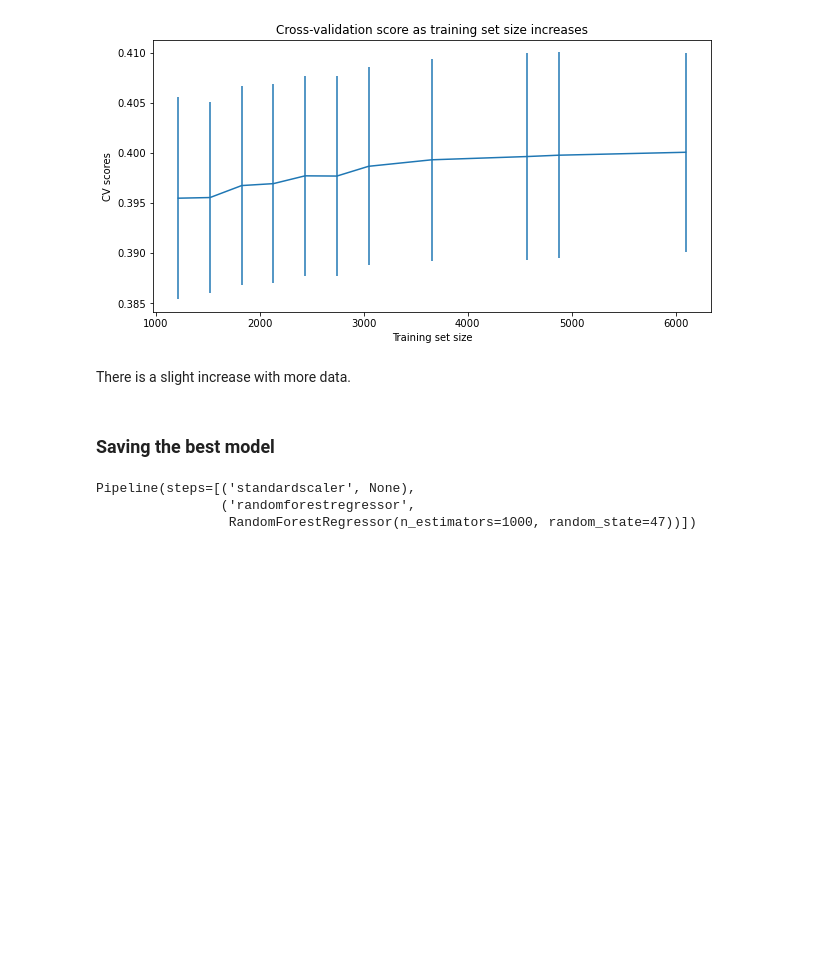
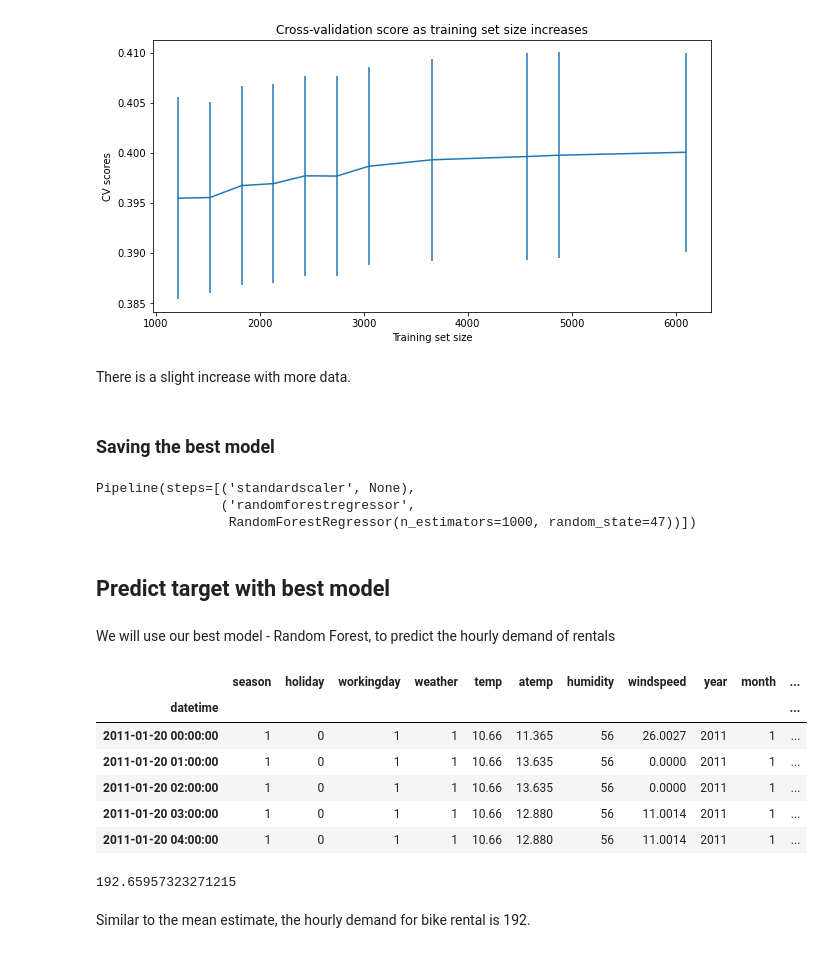
Before and after one commit to theRusa/Capstone-Project-II, a Jupyter notebook: Bike Rental Prediction - Data Wrangling, EDA, Modeling.ipynb, the cells around one changed output. Saved outputs shown, nothing was run; the diff lists cells and outputs as text; code cells hidden in the pictures; blank space fills up the shorter version.

```diff
--- a/Bike Rental Prediction - Data Wrangling, EDA, Modeling.ipynb
+++ b/Bike Rental Prediction - Data Wrangling, EDA, Modeling.ipynb
@@ -530,3 +530,17 @@ Pkl_Filename = "Pickle_RF_Model.pkl"
 
 with open(Pkl_Filename, 'wb') as file:
     pickle.dump(best_model, file)
+# %% [markdown]
+## Predict target with best model
+# %% [markdown]
+We will use our best model - Random Forest, to predict the hourly demand of rentals
+# %%
+data_test.head()
+# %% [output]
+|  | season | holiday | workingday | weather | temp | atemp | humidity | windspeed | year | month | ... |
+| datetime |  |  |  |  |  |  |  |  |  |  | ... |
+| 2011-01-20 00:00:00 | 1 | 0 | 1 | 1 | 10.66 | 11.365 | 56 | 26.0027 | 2011 | 1 | ... |
+| 2011-01-20 01:00:00 | 1 | 0 | 1 | 1 | 10.66 | 13.635 | 56 | 0.0000 | 2011 | 1 | ... |
+| 2011-01-20 02:00:00 | 1 | 0 | 1 | 1 | 10.66 | 13.635 | 56 | 0.0000 | 2011 | 1 | ... |
+| 2011-01-20 03:00:00 | 1 | 0 | 1 | 1 | 10.66 | 12.880 | 56 | 11.0014 | 2011 | 1 | ... |
+| 2011-01-20 04:00:00 | 1 | 0 | 1 | 1 | 10.66 | 12.880 | 56 | 11.0014 | 2011 | 1 | ... |
@@ -532,0 +549,6 @@ with open(Pkl_Filename, 'wb') as file:
+# %%
+rent_demand_hour.mean()
+# %% [output]
+192.65957323271215
+# %% [markdown]
+Similar to the mean estimate, the hourly demand for bike rental is 192.
```
Also changed, not shown: parts of 2 cells of this notebook.
